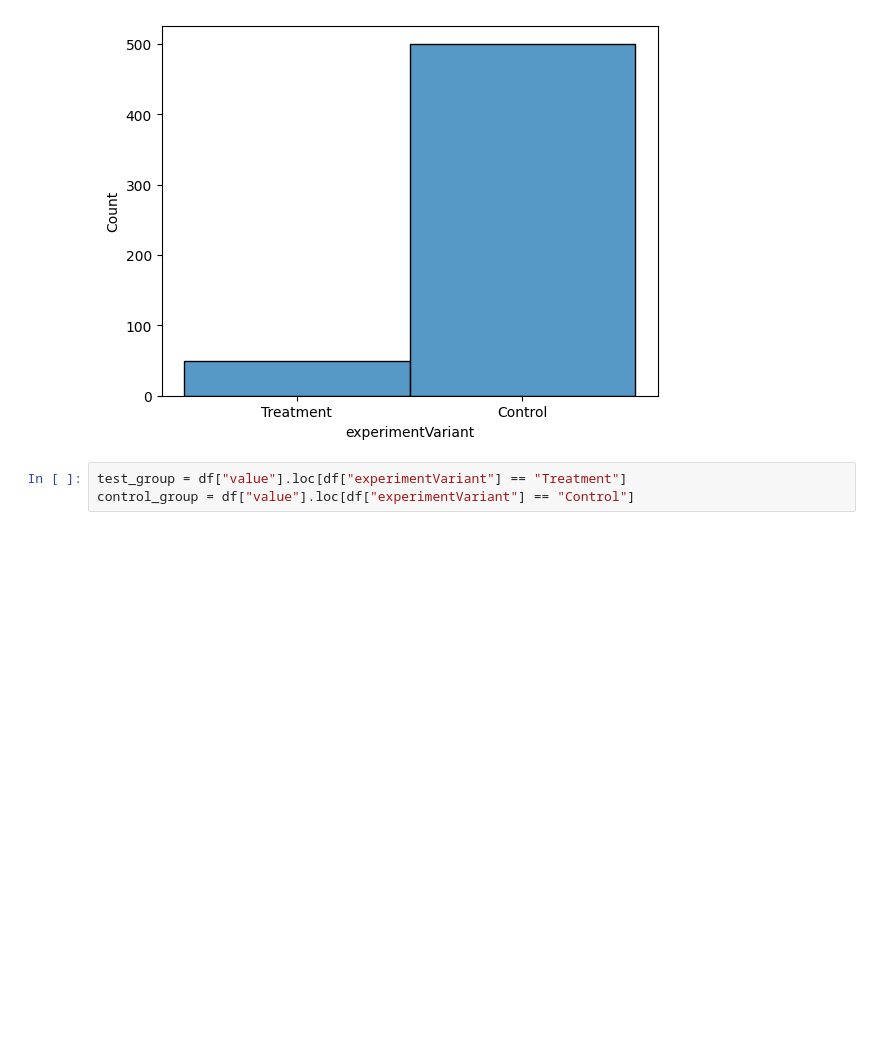
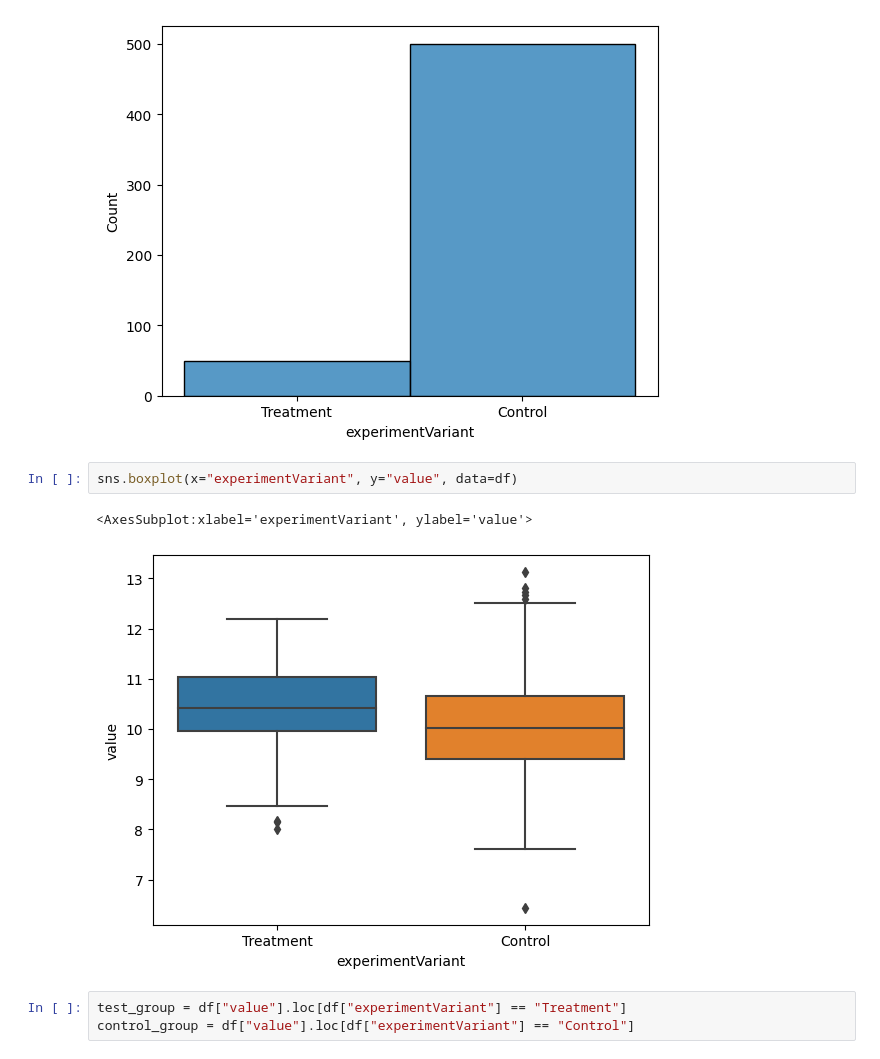
Before and after one commit to DarkPhoenix-777/AB-test-bootstrap, a Jupyter notebook: Bootstrap.ipynb, the cells around one changed output. Cells and saved outputs as stored; diff of their text form; blank space fills up the shorter version.

Commit message:
Add more charts

```diff
--- a/Bootstrap.ipynb
+++ b/Bootstrap.ipynb
@@ -23,6 +24,11 @@ sns.histplot(df["experimentVariant"])
 # %% [output]
 <AxesSubplot:xlabel='experimentVariant', ylabel='Count'>
 [figure]
+# %%
+sns.boxplot(x="experimentVariant", y="value", data=df)
+# %% [output]
+<AxesSubplot:xlabel='experimentVariant', ylabel='value'>
+[figure, added]
 # %%
 test_group = df["value"].loc[df["experimentVariant"] == "Treatment"]
 control_group = df["value"].loc[df["experimentVariant"] == "Control"]
```
Also changed, not shown: parts of 3 cells of this notebook.
